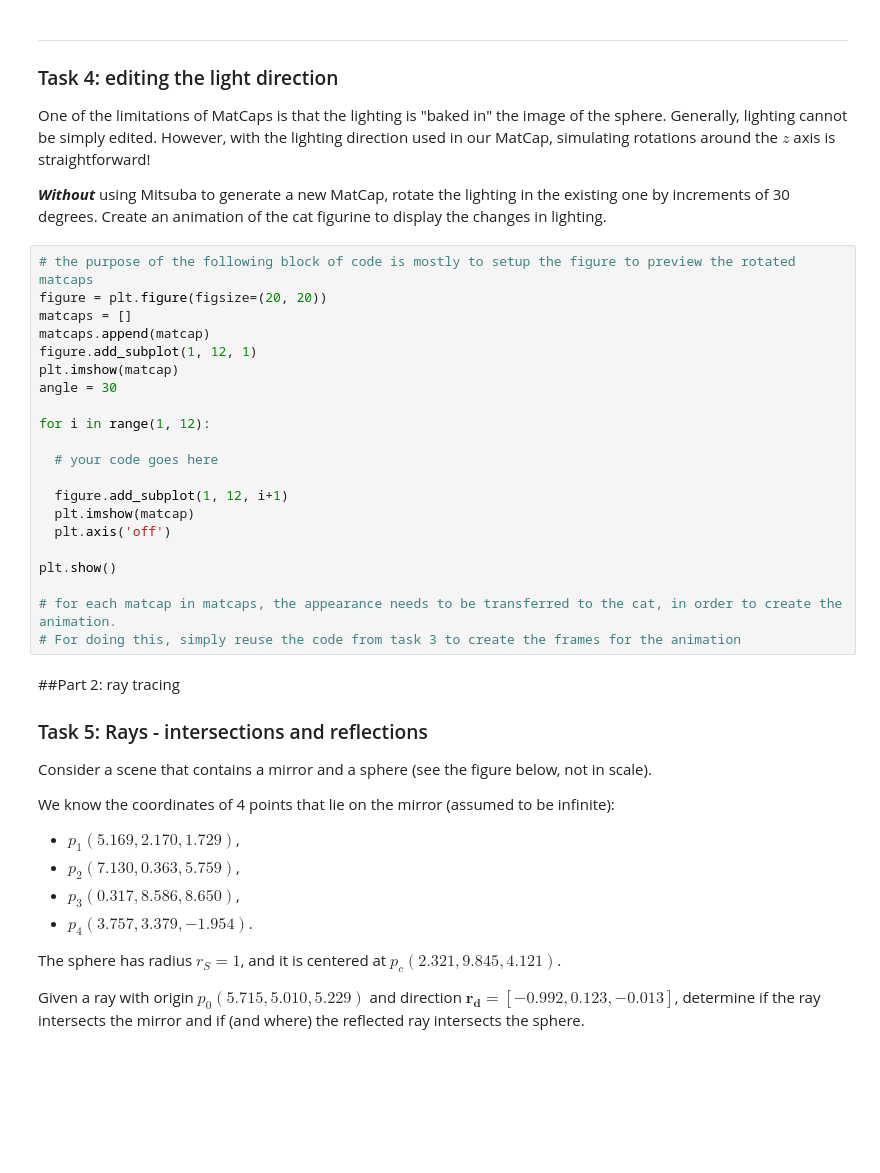
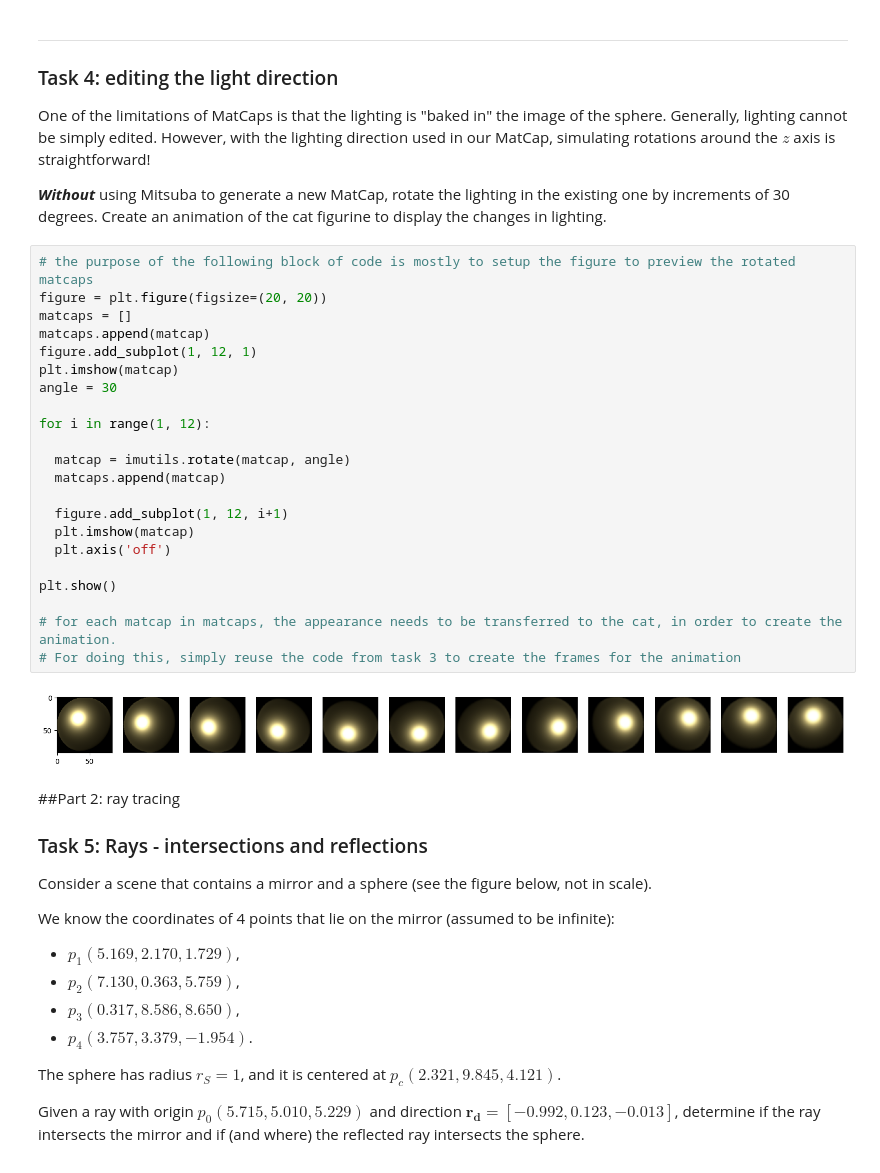
Before and after one commit to jjzsilva9/vico, a Jupyter notebook: VICO_Practical_Week_6_2024.ipynb, the cells around one changed output. Drawn from its saved outputs; the diff is of its cells as text; blank space fills up the shorter version.

```diff
--- a/VICO_Practical_Week_6_2024.ipynb
+++ b/VICO_Practical_Week_6_2024.ipynb
@@ -212,24 +224,27 @@ One of the limitations of MatCaps is that the lighting is "baked in" the image o
 # %%
 # the purpose of the following block of code is mostly to setup the figure to preview the rotated matcaps
 figure = plt.figure(figsize=(20, 20))
 matcaps = []
 matcaps.append(matcap)
 figure.add_subplot(1, 12, 1)
 plt.imshow(matcap)
 angle = 30
 
 for i in range(1, 12):
 
-  # your code goes here
+  matcap = imutils.rotate(matcap, angle)
+  matcaps.append(matcap)
 
   figure.add_subplot(1, 12, i+1)
   plt.imshow(matcap)
   plt.axis('off')
 
 plt.show()
 
 # for each matcap in matcaps, the appearance needs to be transferred to the cat, in order to create the animation.
 # For doing this, simply reuse the code from task 3 to create the frames for the animation
+# %% [output]
+[figure, added]
 # %% [markdown]
 ##Part 2: ray tracing
 
```
Also changed, not shown: parts of 3 cells of this notebook.
